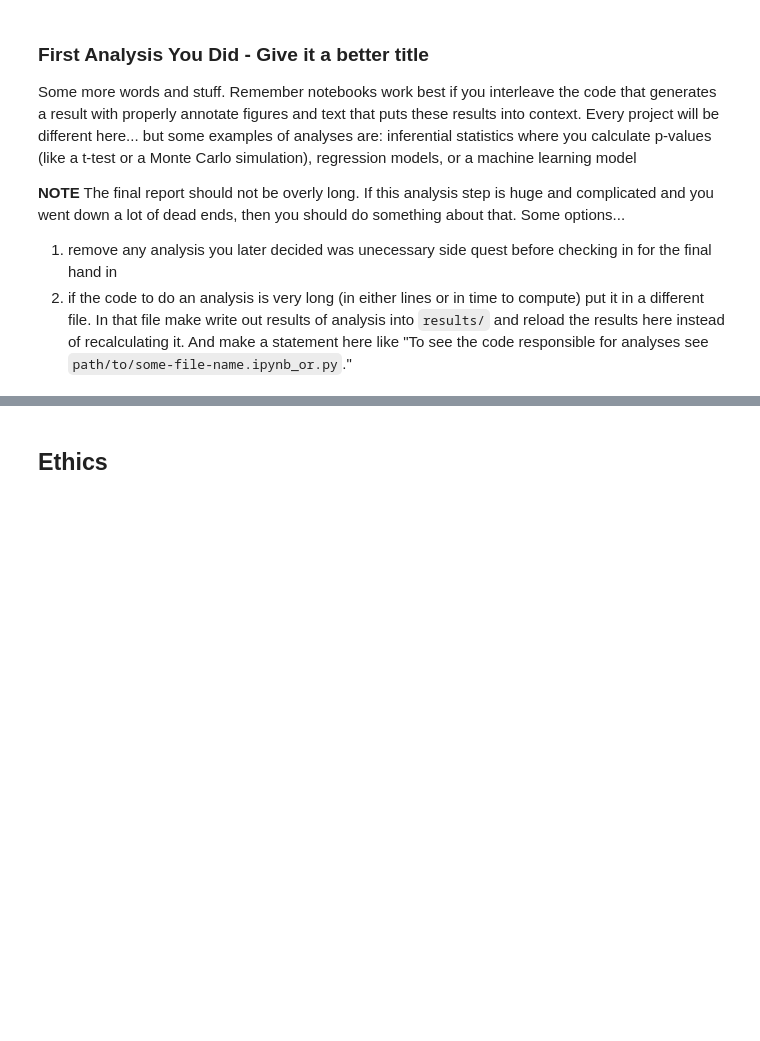
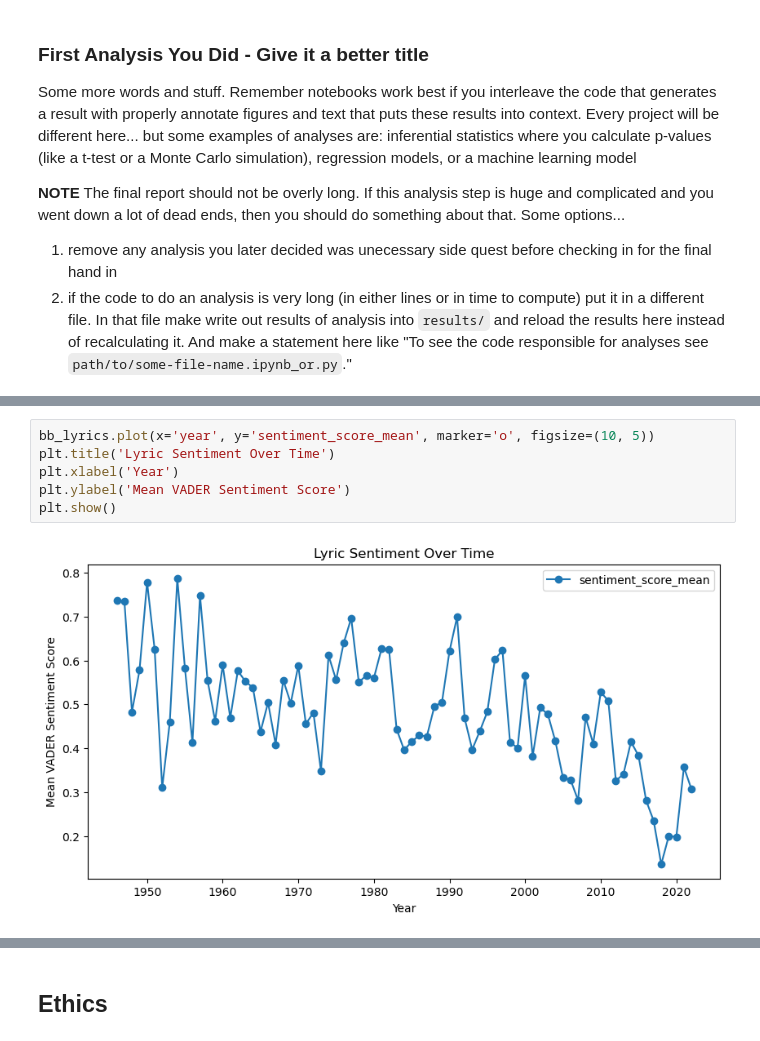
Before and after one commit to COGS108/Group104_WI26, a Jupyter notebook: 03-FinalProject.ipynb, the cells around one changed output, grey strips where cells are left out. Drawn from its saved outputs; the diff is of its cells as text; blank space fills up the shorter version.

```diff
--- a/03-FinalProject.ipynb
+++ b/03-FinalProject.ipynb
@@ -129,0 +266,8 @@ Some more words and stuff.  Remember notebooks work best if you interleave the c
+# %%
+bb_lyrics.plot(x='year', y='sentiment_score_mean', marker='o', figsize=(10, 5))
+plt.title('Lyric Sentiment Over Time')
+plt.xlabel('Year')
+plt.ylabel('Mean VADER Sentiment Score')
+plt.show()
+# %% [output]
+[figure, added]
```
Also changed, not shown: parts of 42 cells of this notebook.
